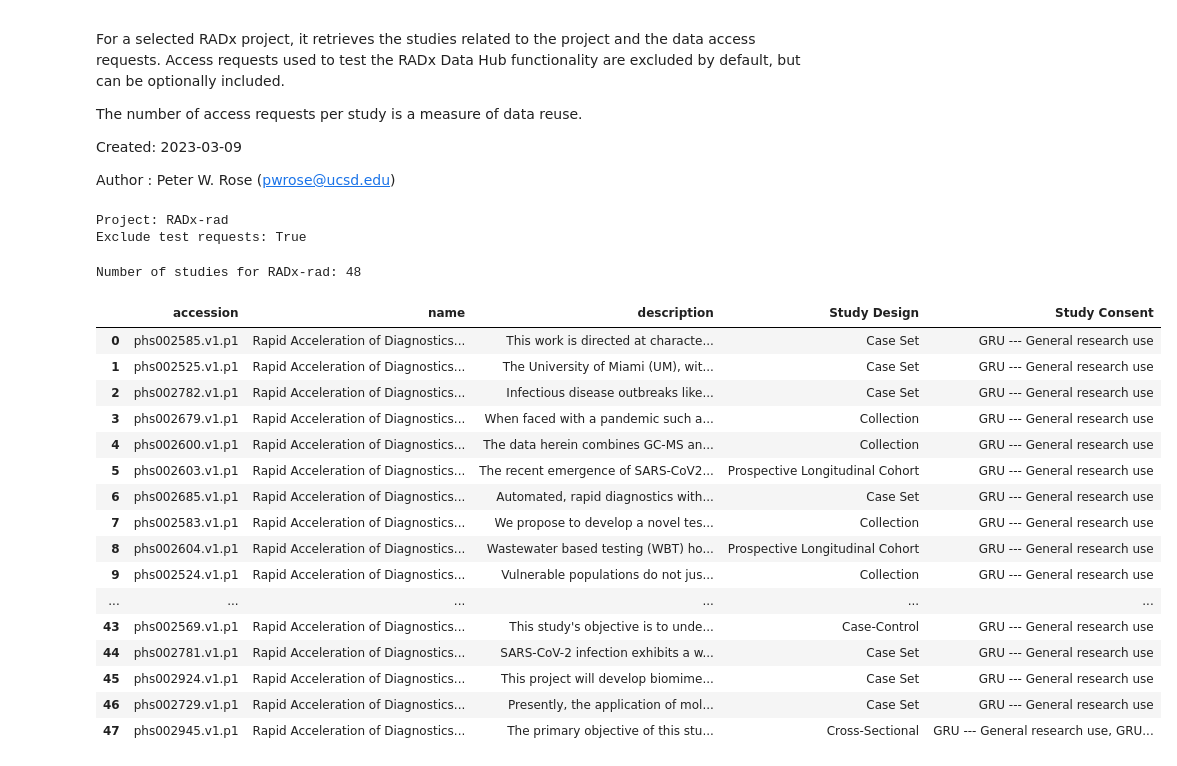
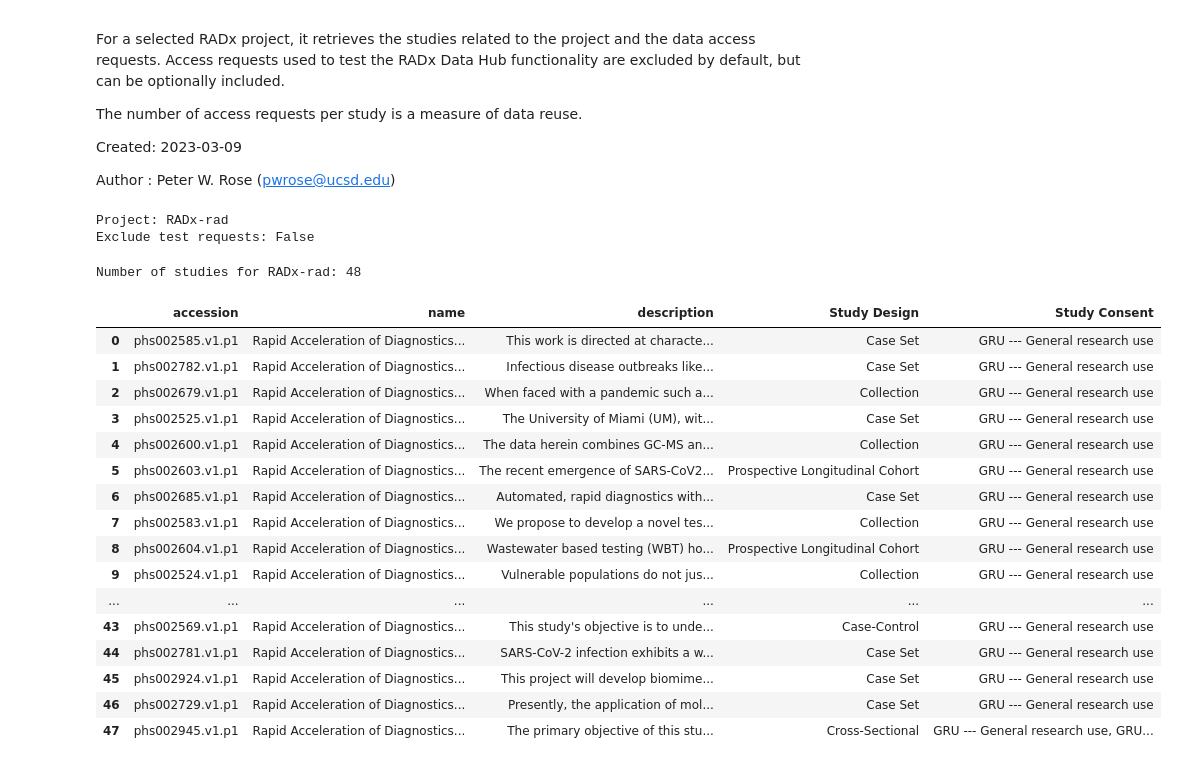
Before and after one commit to radxrad/dbgap-reporter, a Jupyter notebook: notebooks/radx-reporter.ipynb, the cells around one changed output. Drawn from its saved outputs; the diff is of its cells as text; code cells hidden in the pictures.

Commit message:
Handle special cases

```diff
--- a/notebooks/radx-reporter.ipynb
+++ b/notebooks/radx-reporter.ipynb
@@ -20,13 +20,13 @@ Author : Peter W. Rose (pwrose@ucsd.edu)
 project = 'RADx-rad' #@param ["RADx-rad","RADx-DHT","RADx-Tech","RADx-UP"]
 print(f"Project: {project}")
 
-testers = ["Rose, Peter ", "Ciofani, Danielle ", "Krishnamurthy, Ashok ", "Claypool, Kajal ", "Davis-Dusenbery, Brandi "]
+testers = ["Rose, Peter ", "Ciofani, Danielle ", "Ciofani, Danielle ", "Krishnamurthy, Ashok ", "Claypool, Kajal ", "Davis-Dusenbery, Brandi "]
 #@markdown ### Exclude test requests
-exclude_tests = True #@param {type:"boolean"}
+exclude_tests = False #@param {type:"boolean"}
 print(f"Exclude test requests: {exclude_tests}")
 # %% [output]
 Project: RADx-rad
-Exclude test requests: True
+Exclude test requests: False
 # %%
 %%capture
 #@title Installing software on Google Colab
@@ -78,7 +78,9 @@ def download_dbgap_studies(query, filepath):
 
     # download csv file
     driver = driversetup(TMP_DIR)
-    driver.get(f"https://www.ncbi.nlm.nih.gov/gap/advanced_search/?TERM={project}")
+    # for an exact match, put query term in to quotes
+    query = '"' + project + '"'
+    driver.get(f"https://www.ncbi.nlm.nih.gov/gap/advanced_search/?TERM={query}")
     time.sleep(3)
     #print("Running: ", driver.title)
     button = driver.find_element(By.CLASS_NAME, "svr_container")
@@ -107,17 +109,20 @@ filepath = "studies.csv"
 download_dbgap_studies(project, filepath)
 
 studies = pd.read_csv(filepath, usecols=["accession", "name", "description", "Study Design", "Study Consent",])
+# post filter hits by name field to avoid false matches
+studies = studies[studies["name"].str.contains(project, case=False)]
 # %%
 #@title Table of studies
 print(f"Number of studies for {project}:", studies.shape[0])
-data_table.DataTable(studies, include_index=False, num_rows_per_page=10)
+if studies.shape[0] > 0:
+    display(data_table.DataTable(studies, include_index=False, num_rows_per_page=10))
 # %% [output]
 Number of studies for RADx-rad: 48
 |  | accession | name | description | Study Design | Study Consent |
 | 0 | phs002585.v1.p1 | Rapid Acceleration of Diagnostics... | This work is directed at characte... | Case Set | GRU --- General research use |
-| 1 | phs002525.v1.p1 | Rapid Acceleration of Diagnostics... | The University of Miami (UM), wit... | Case Set | GRU --- General research use |
-| 2 | phs002782.v1.p1 | Rapid Acceleration of Diagnostics... | Infectious disease outbreaks like... | Case Set | GRU --- General research use |
-| 3 | phs002679.v1.p1 | Rapid Acceleration of Diagnostics... | When faced with a pandemic such a... | Collection | GRU --- General research use |
+| 1 | phs002782.v1.p1 | Rapid Acceleration of Diagnostics... | Infectious disease outbreaks like... | Case Set | GRU --- General research use |
+| 2 | phs002679.v1.p1 | Rapid Acceleration of Diagnostics... | When faced with a pandemic such a... | Collection | GRU --- General research use |
+| 3 | phs002525.v1.p1 | Rapid Acceleration of Diagnostics... | The University of Miami (UM), wit... | Case Set | GRU --- General research use |
 | 4 | phs002600.v1.p1 | Rapid Acceleration of Diagnostics... | The data herein combines GC-MS an... | Collection | GRU --- General research use |
 | 5 | phs002603.v1.p1 | Rapid Acceleration of Diagnostics... | The recent emergence of SARS-CoV2... | Prospective Longitudinal Cohort | GRU --- General research use |
 | 6 | phs002685.v1.p1 | Rapid Acceleration of Diagnostics... | Automated, rapid diagnostics with... | Case Set | GRU --- General research use |
```
Also changed, not shown: parts of 2 cells of this notebook.
